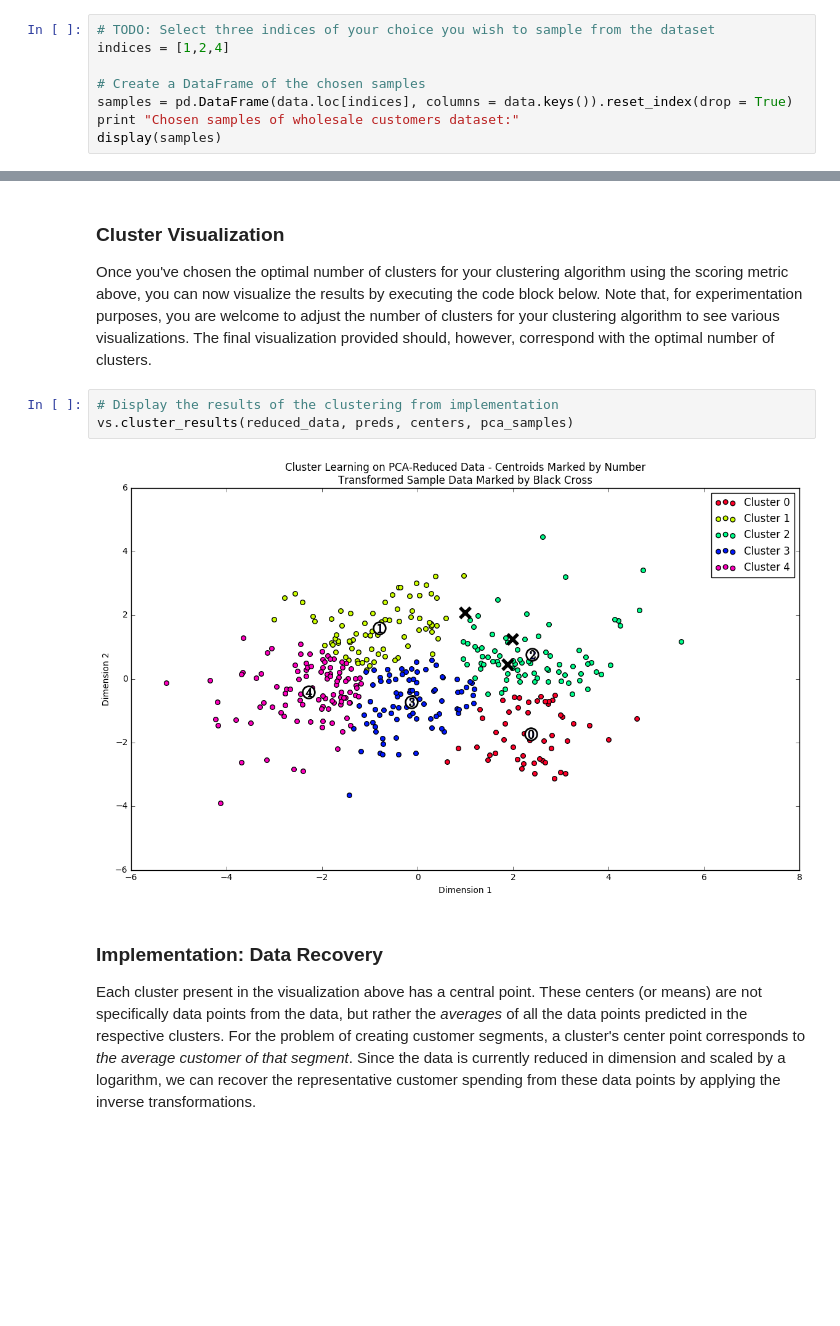
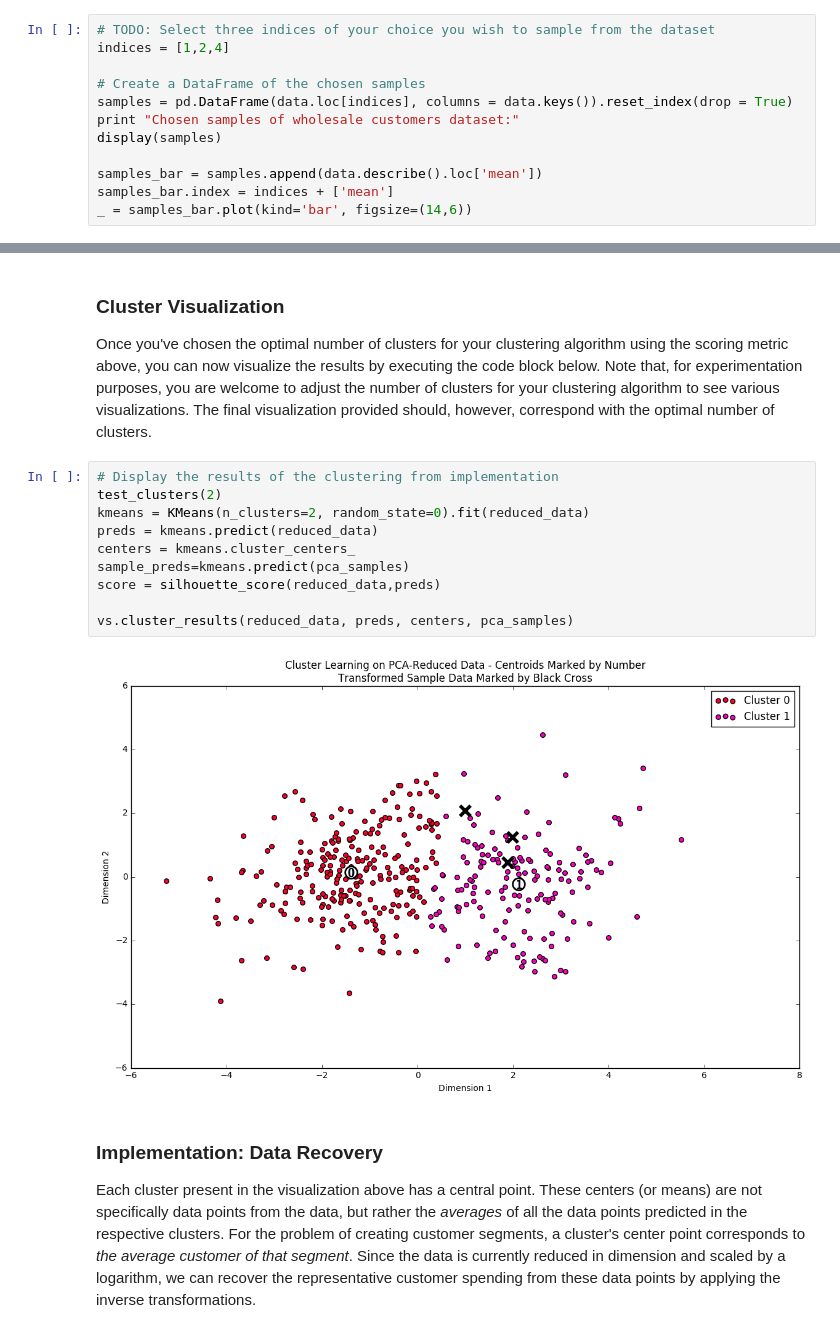
Before and after one commit to SashimiFish/Udacity, a Jupyter notebook: customer_segments/customer_segments.ipynb, the cells around one changed output, grey strips where cells are left out. Cells and saved outputs as stored; diff of their text form; blank space fills up the shorter version.

```diff
--- a/customer_segments/customer_segments.ipynb
+++ b/customer_segments/customer_segments.ipynb
@@ -68,6 +68,10 @@ indices = [1,2,4]
 samples = pd.DataFrame(data.loc[indices], columns = data.keys()).reset_index(drop = True)
 print "Chosen samples of wholesale customers dataset:"
 display(samples)
+
+samples_bar = samples.append(data.describe().loc['mean'])
+samples_bar.index = indices + ['mean']
+_ = samples_bar.plot(kind='bar', figsize=(14,6))
 # %% [output]
 Chosen samples of wholesale customers dataset:
 |  | Fresh | Milk | Grocery | Frozen | Detergents_Paper | Delicatessen |
@@ -546,9 +588,16 @@ array([[ 2.37230855, -1.72467132],
 Once you've chosen the optimal number of clusters for your clustering algorithm using the scoring metric above, you can now visualize the results by executing the code block below. Note that, for experimentation purposes, you are welcome to adjust the number of clusters for your clustering algorithm to see various visualizations. The final visualization provided should, however, correspond with the optimal number of clusters.
 # %%
 # Display the results of the clustering from implementation
+test_clusters(2)
+kmeans = KMeans(n_clusters=2, random_state=0).fit(reduced_data)
+preds = kmeans.predict(reduced_data)
+centers = kmeans.cluster_centers_
+sample_preds=kmeans.predict(pca_samples)
+score = silhouette_score(reduced_data,preds)
+
 vs.cluster_results(reduced_data, preds, centers, pca_samples)
 # %% [output]
-[figure, old version]
+[figure, new version]
 # %% [markdown]
 ### Implementation: Data Recovery
 Each cluster present in the visualization above has a central point. These centers (or means) are not specifically data points from the data, but rather the *averages* of all the data points predicted in the respective clusters. For the problem of creating customer segments, a cluster's center point corresponds to *the average customer of that segment*. Since the data is currently reduced in dimension and scaled by a logarithm, we can recover the representative customer spending from these data points by applying the inverse transformations.
```
Also changed, not shown: parts of 20 cells of this notebook, 1 other file.
